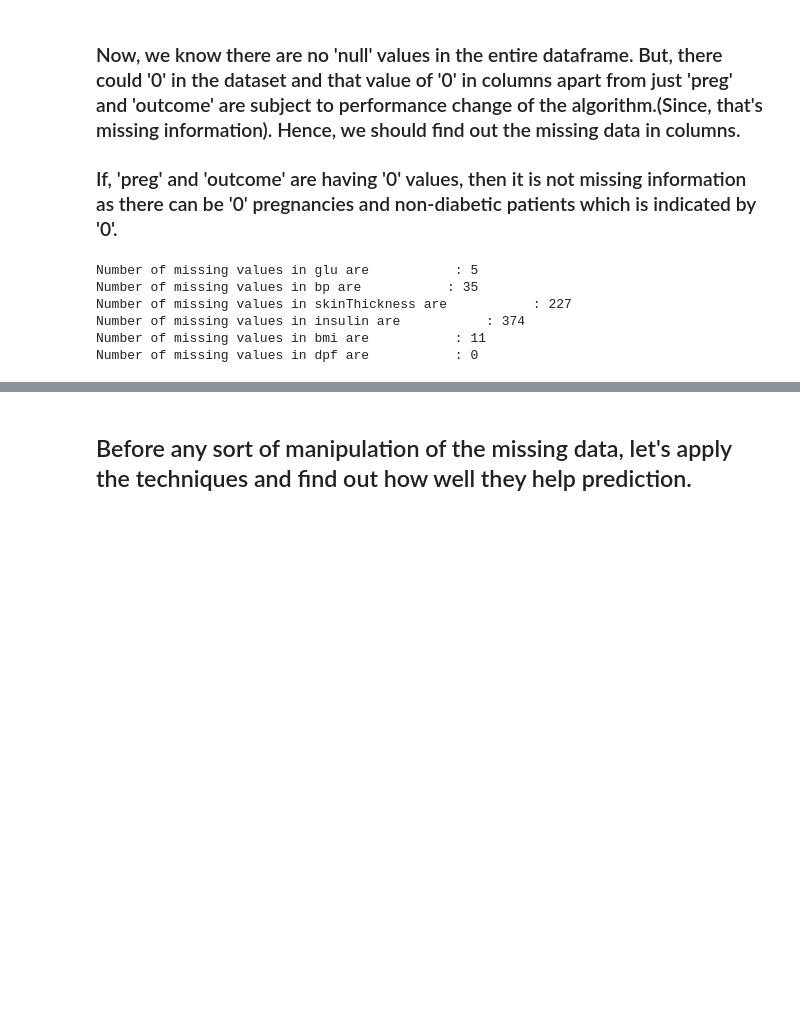
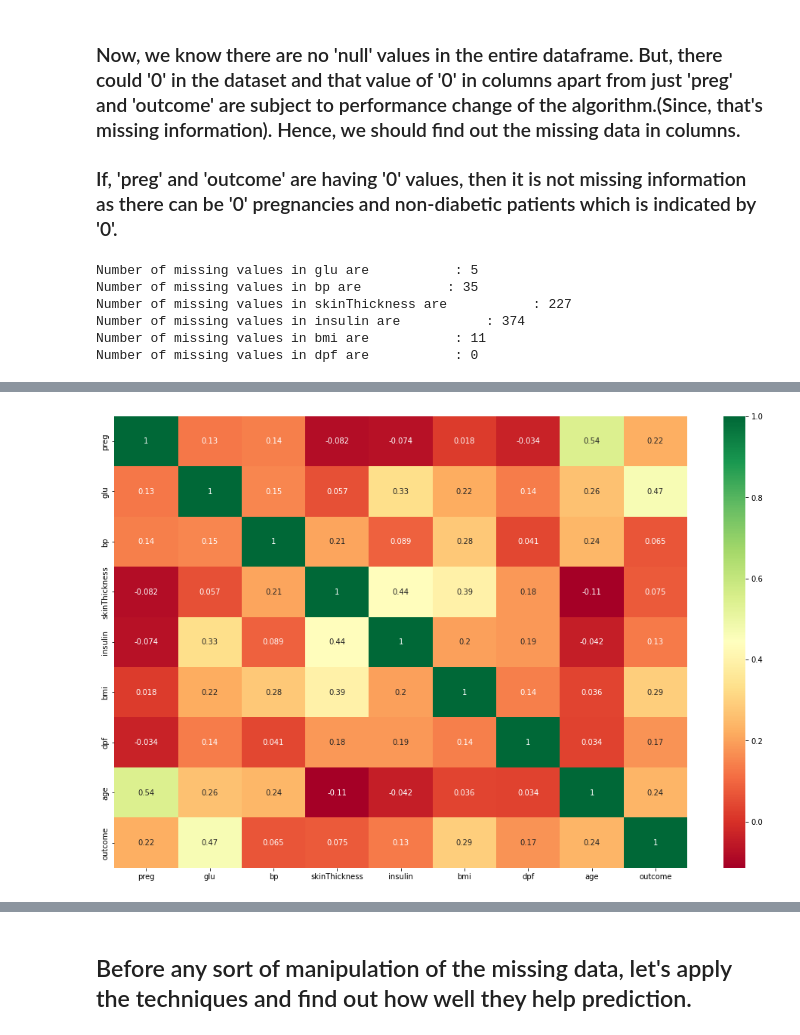
Before and after one commit to Patel27-S/Diabetes-Prediction---Data-Mining, a Jupyter notebook: DiabetesPrediction.ipynb, the cells around one changed output, grey strips where cells are left out. Saved outputs shown, nothing was run; the diff lists cells and outputs as text; code cells hidden in the pictures; blank space fills up the shorter version.

Commit message:
Performed some data explorations such as plotting the distributions of data, correlation heatmap, used SVM for classification. Next Steps is more Algorithms to use.

```diff
--- a/DiabetesPrediction.ipynb
+++ b/DiabetesPrediction.ipynb
@@ -153,0 +180,8 @@ Number of missing values in dpf are           : 0
+# %%
+# Representing the above using heatmap :-
+
+plt.figure(figsize = (17,11))
+
+p = sns.heatmap(dataframe_of_dataset.corr(), annot=True, cmap ='RdYlGn')
+# %% [output]
+[figure, added]
```
Also changed, not shown: parts of 22 cells of this notebook, 6 other files.
